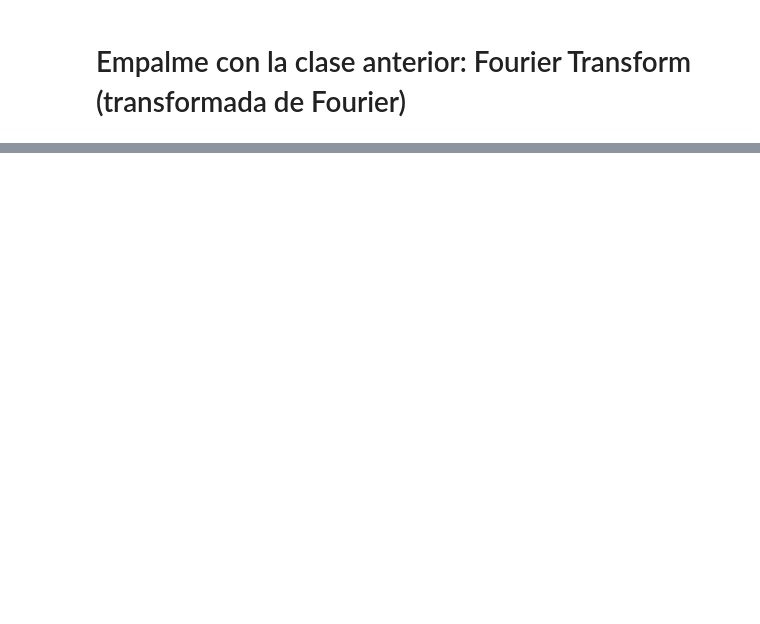
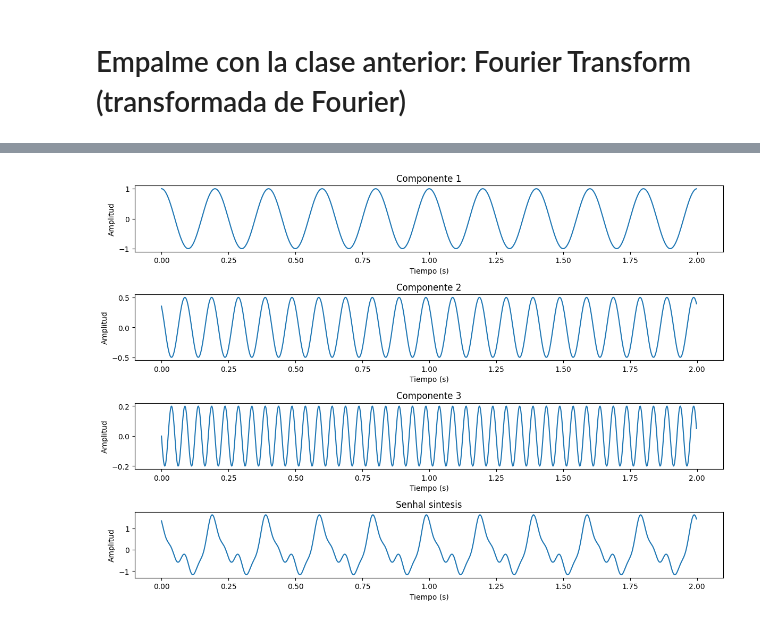
Before and after one commit to hjaramil/Classes-at-UdeM, a Jupyter notebook: PDE2025-1/class25.ipynb, the cells around one changed output, grey strips where cells are left out. Cells and saved outputs as stored; diff of their text form; code cells hidden in the pictures; blank space fills up the shorter version.

```diff
--- a/PDE2025-1/class25.ipynb
+++ b/PDE2025-1/class25.ipynb
@@ -88,0 +152,44 @@ aca $\lambda$ se llama **longitud de onda**.
+# %%
+import numpy as np
+import matplotlib.pyplot as plt
+
+# parametros para la senhnal
+Fs=500  # frecuencia de mustreo
+T = 1/Fs # periodo
+L = 1000  # longitu de la senhal
+t = np.arange(0, L)*T  # vector de tiempos
+
+# definamos las comonengtes de la senhal. Frecuencia, fase, amplitud, analisis
+frequencies = [5, 10, 20 ]
+amplitudes = [1, 0.5, 0.2]
+phases = [0, np.pi/4, np.pi/2]
+
+# generamos las componentes de la suma individuales a_n exp(-k_n x)
+individual_waves = []
+summed_signal = np.zeros_like(t) # sintesis
+
+# ciclo sobre cada componente
+for freq, amp, phase in zip(frequencies, amplitudes, phases):
+    wave = amp * np.cos(2*np.pi*freq*t + phase)
+    individual_waves.append(wave)
+    summed_signal += wave
+
+# graficamos las componentes y su sintesis
+plt.figure(figsize = (12, 12))
+for i, wave in enumerate(individual_waves):
+    plt.subplot(6, 1, i + 1)
+    plt.plot(t, wave)
+    plt.title(f'Componente {i + 1}')
+    plt.xlabel('Tiempo (s)')
+    plt.ylabel('Amplitud')
+
+# plot the sintesis
+plt.subplot(6, 1, 4)
+plt.plot(t, summed_signal)
+plt.title('Senhal sintesis')
+plt.xlabel('Tiempo (s)')
+plt.ylabel('Amplitud')
+
+plt.tight_layout()
+# %% [output]
+[figure, added]
```
Also changed, not shown: parts of 9 cells of this notebook, 1 other file.
